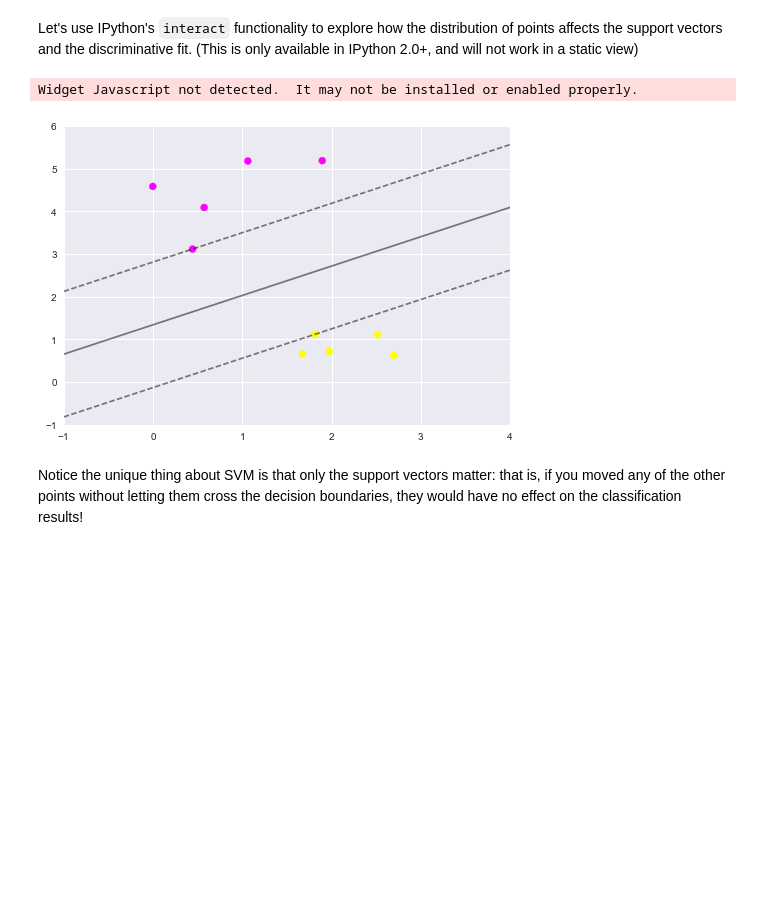
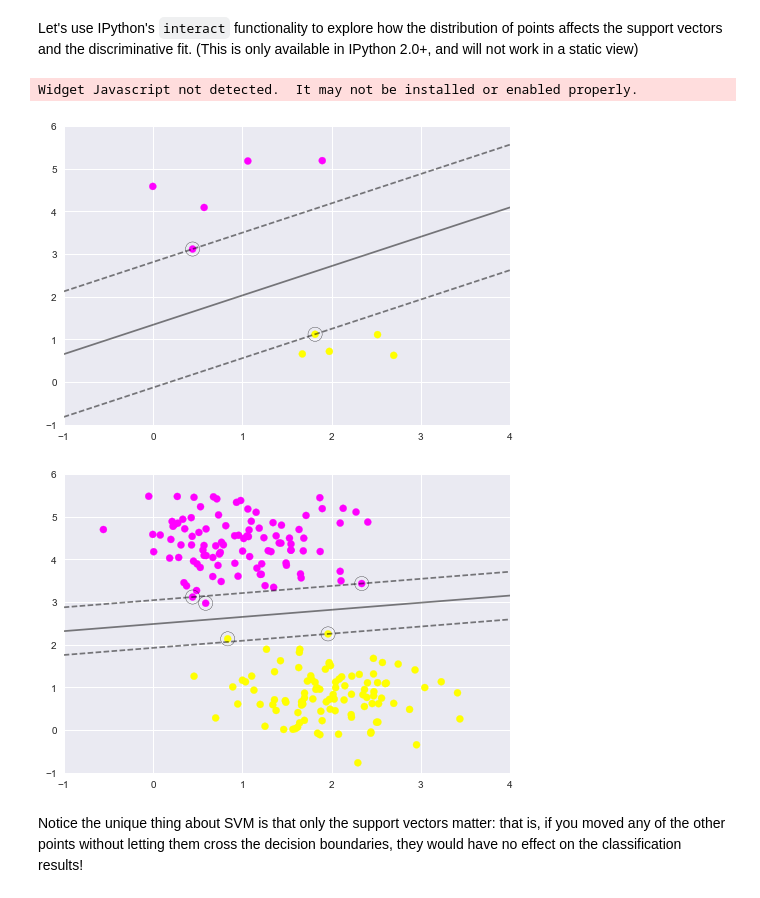
Before and after one commit to greyspurv2/sklearn_tutorial, a Jupyter notebook: notebooks/03.1-Classification-SVMs.ipynb, the cells around one changed output. Drawn from its saved outputs; the diff is of its cells as text; code cells hidden in the pictures; blank space fills up the shorter version.

```diff
--- a/notebooks/03.1-Classification-SVMs.ipynb
+++ b/notebooks/03.1-Classification-SVMs.ipynb
@@ -114,24 +115,25 @@ Let's use IPython's ``interact`` functionality to explore how the distribution o
 # %%
 from ipywidgets import interact
 
 def plot_svm(N=10):
     X, y = make_blobs(n_samples=200, centers=2,
                       random_state=0, cluster_std=0.60)
     X = X[:N]
     y = y[:N]
     clf = SVC(kernel='linear')
     clf.fit(X, y)
     plt.scatter(X[:, 0], X[:, 1], c=y, s=50, cmap='spring')
     plt.xlim(-1, 4)
     plt.ylim(-1, 6)
     plot_svc_decision_function(clf, plt.gca())
     plt.scatter(clf.support_vectors_[:, 0], clf.support_vectors_[:, 1],
-                s=200, facecolors='none')
+                s=200, facecolors='none', edgecolors='k')
 
 interact(plot_svm, N=[10, 200], kernel='linear');
 # %% [output]
 Widget Javascript not detected.  It may not be installed or enabled properly.
-[figure, old version]
+[figure, new version]
+[figure, added]
 # %% [markdown]
 Notice the unique thing about SVM is that only the support vectors matter: that is, if you moved any of the other points without letting them cross the decision boundaries, they would have no effect on the classification results!
 # %% [markdown]
```
Also changed, not shown: parts of 4 cells of this notebook, 5 other files.
